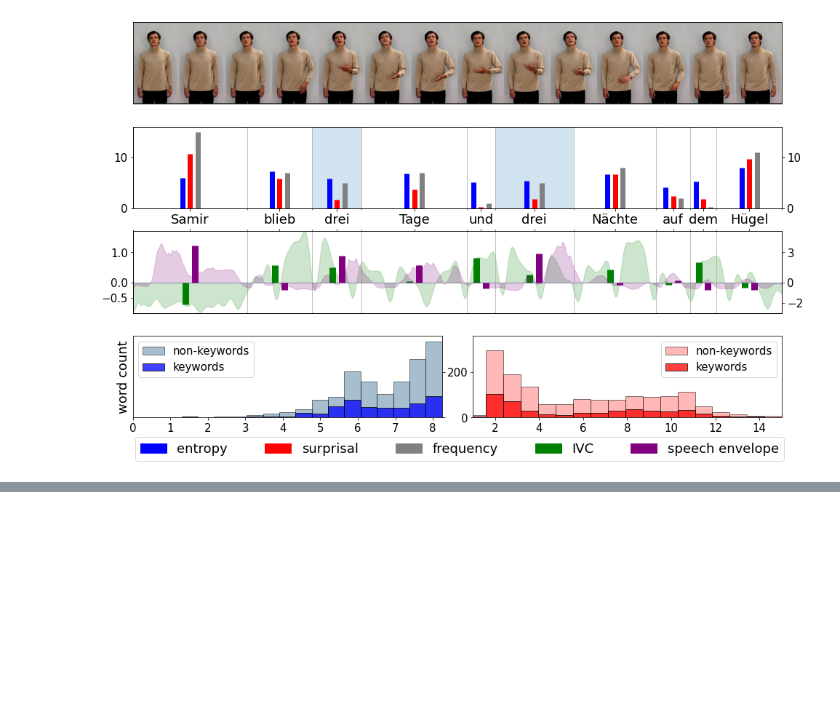
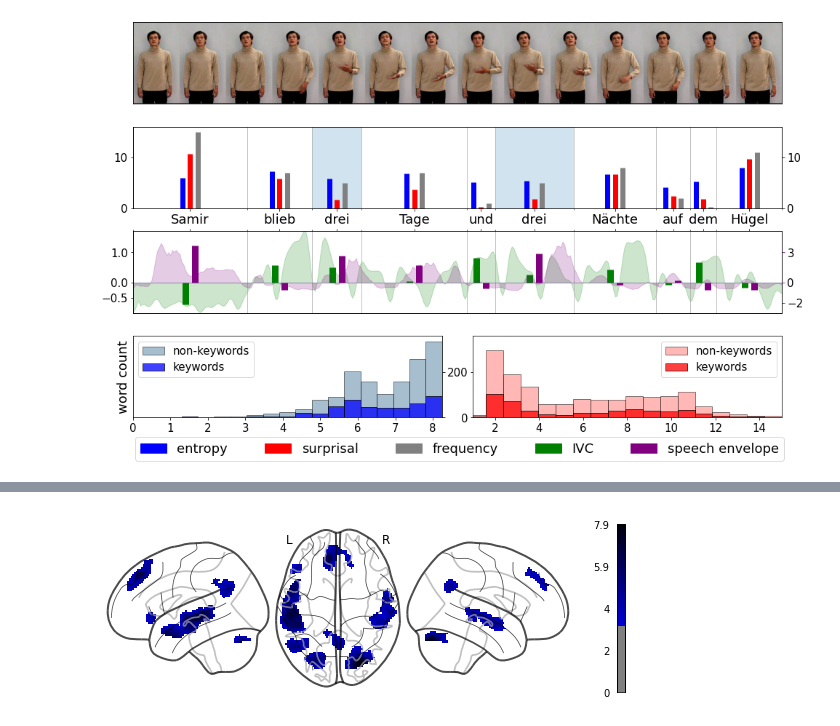
Before and after one commit to xavfunk/gesture-processing-figures, a Jupyter notebook: all-figures-report.ipynb, the cells around one changed output, grey strips where cells are left out. Drawn from its saved outputs; the diff is of its cells as text; code cells hidden in the pictures; blank space fills up the shorter version.

```diff
--- a/figure1.ipynb
+++ b/all-figures-report.ipynb
@@ -303,0 +475,9 @@ An example sentence from the utilized story, illustrating measures used in GLM a
+# %%
+# load spm
+entropy_dec_NK_K = 'data\\Entropy_Decrease_NK_K_p001_k89.nii'
+# %%
+# plotting glass brain
+display = plotting.plot_glass_brain(entropy_dec_NK_K, display_mode = 'lzr', colorbar = True, threshold = 3.2, cmap= plotting.cm.black_blue_r)
+display.savefig("Figure3A.png")
+# %% [output]
+[figure, added]
```
Also changed, not shown: parts of 29 cells of this notebook, 10 other files.
